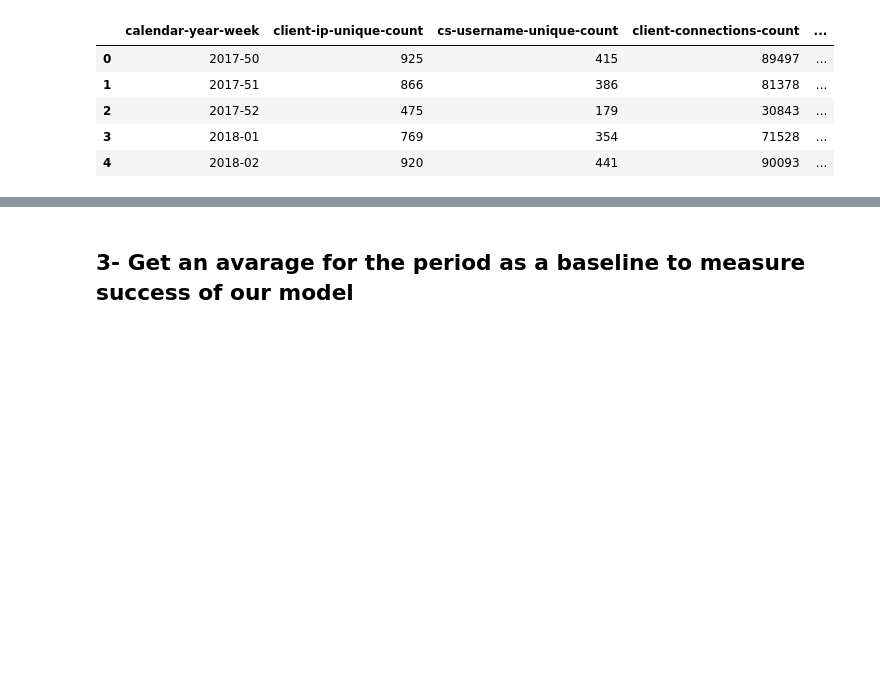
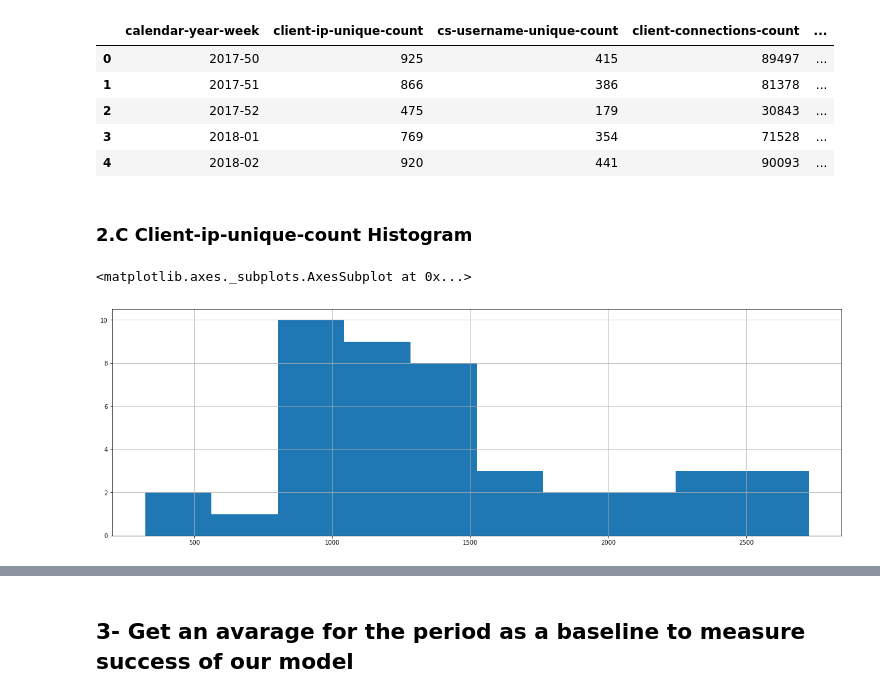
Before and after one commit to barrasa8/GA_DS_FinalProject, a Jupyter notebook: code/GA_FinalProject_TimeSeries_ActiveUsers.ipynb, the cells around one changed output, grey strips where cells are left out. Saved outputs shown, nothing was run; the diff lists cells and outputs as text; code cells hidden in the pictures; blank space fills up the shorter version.

```diff
--- a/code/GA_FinalProject_TimeSeries_ActiveUsers.ipynb
+++ b/code/GA_FinalProject_TimeSeries_ActiveUsers.ipynb
@@ -258,3 +258,10 @@ log_and_placements_aggregated_per_week_df.head()
 | 2 | 2017-52 | 475 | 179 | 30843 | ... |
 | 3 | 2018-01 | 769 | 354 | 71528 | ... |
 | 4 | 2018-02 | 920 | 441 | 90093 | ... |
+# %% [markdown]
+### 2.C Client-ip-unique-count Histogram
+# %%
+log_and_placements_aggregated_per_week_df["client-ip-unique-count"].hist()
+# %% [output]
+<matplotlib.axes._subplots.AxesSubplot at 0x...>
+[figure, added]
```
Also changed, not shown: parts of 24 cells of this notebook, 1 other file.
